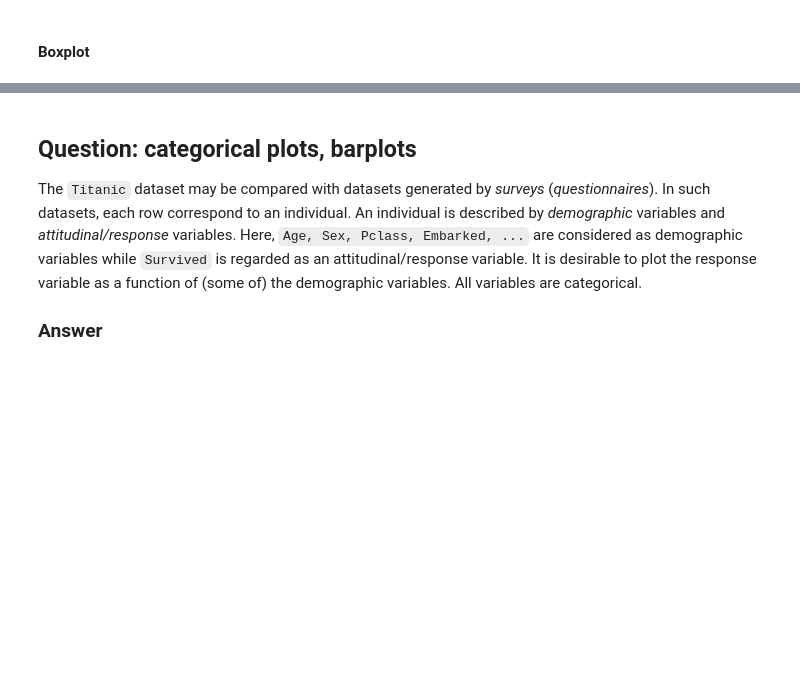
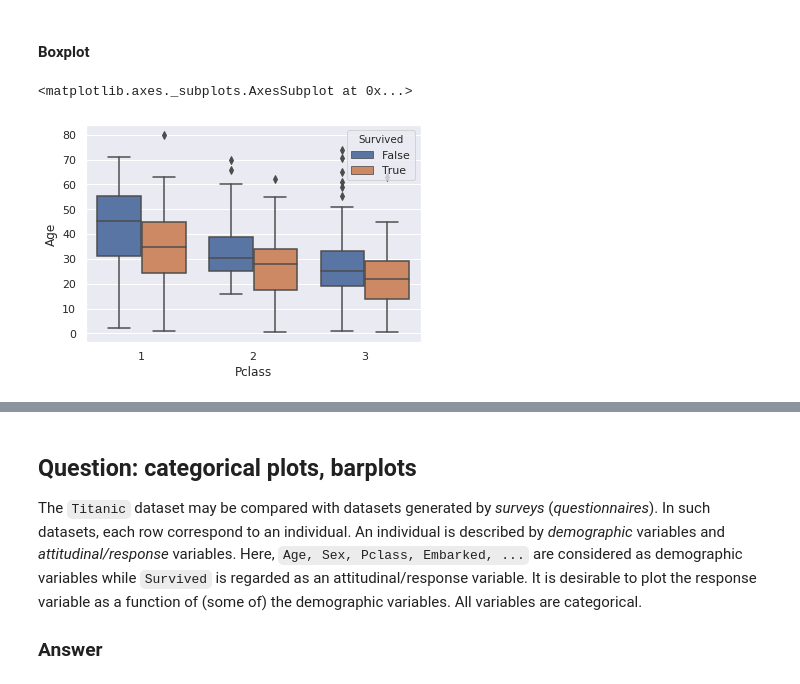
Before and after one commit to gtordjma/huynh_tordjman, a Jupyter notebook: Devoir_1/homework01.ipynb, the cells around one changed output, grey strips where cells are left out. Drawn from its saved outputs; the diff is of its cells as text; code cells hidden in the pictures; blank space fills up the shorter version.

```diff
--- a/Devoir_1/homework01.ipynb
+++ b/Devoir_1/homework01.ipynb
@@ -472,4 +430,7 @@ graph.map(plt.hist, "Survived")
 # %% [markdown]
 #### Boxplot
 # %%
-sns.boxplot(y = dataframe.Age, x = dataframe.Pclass)
+sns.boxplot(x = dataframe.Pclass, y = dataframe.Age, hue = dataframe.Survived)
+# %% [output]
+<matplotlib.axes._subplots.AxesSubplot at 0x...>
+[figure, added]
```
Also changed, not shown: parts of 20 cells of this notebook.
